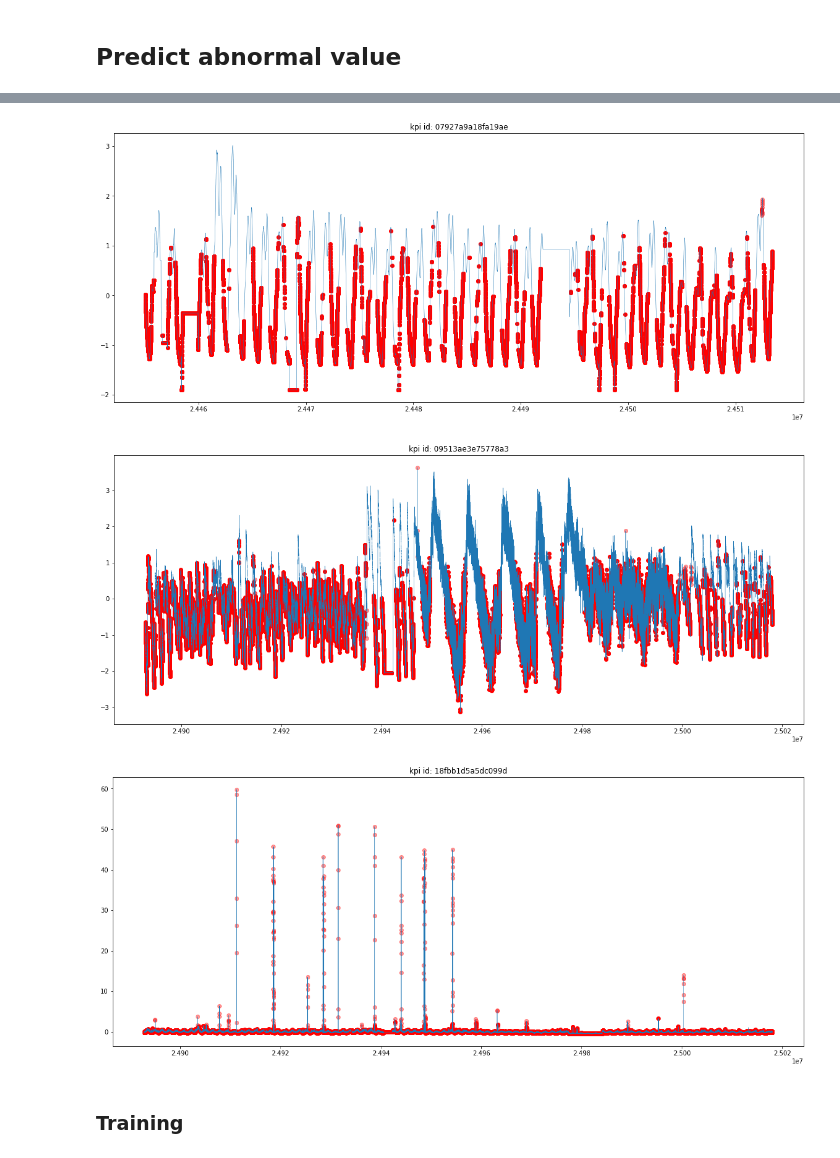
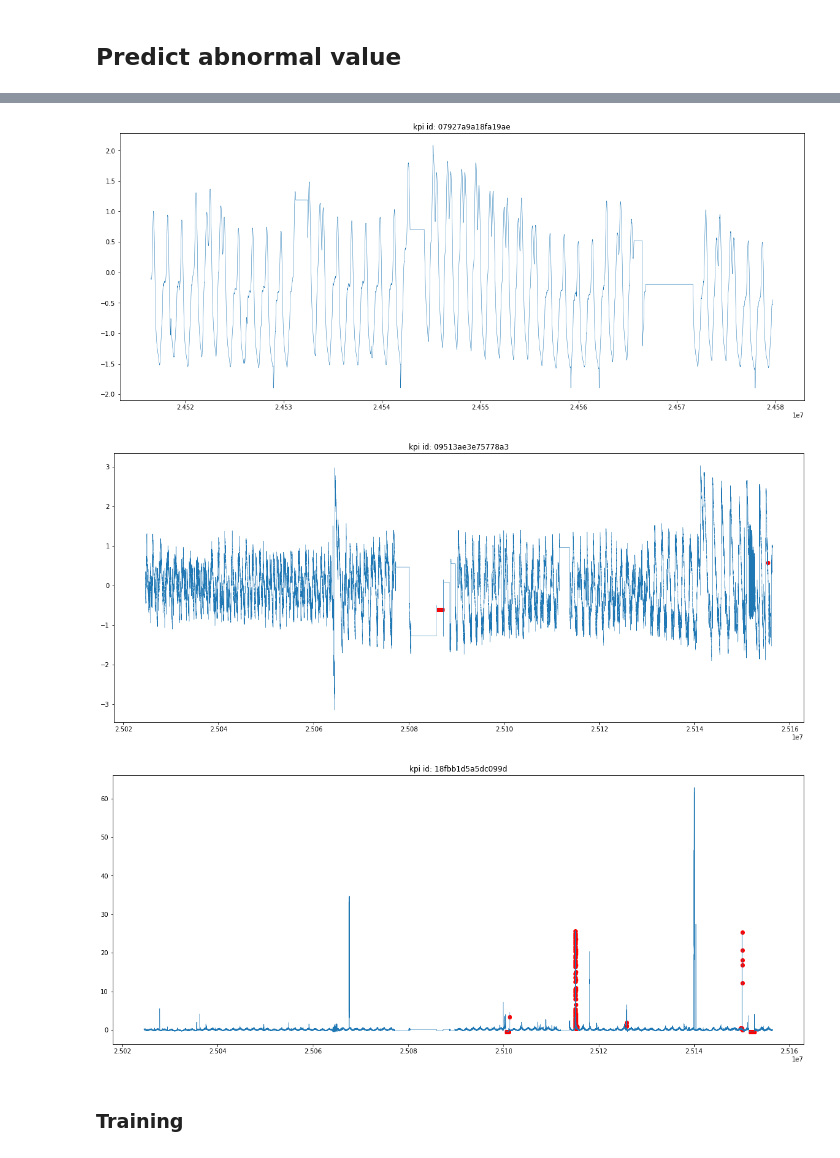
Before and after one commit to Cyprien-Ricque/kpi-anomaly-detection, a Jupyter notebook: notebooks/LitAnomalyTransformer.ipynb, the cells around one changed output, grey strips where cells are left out. Cells and saved outputs as stored; diff of their text form; code cells hidden in the pictures.

```diff
--- a/notebooks/LitAnomalyTransformer.ipynb
+++ b/notebooks/LitAnomalyTransformer.ipynb
@@ -202,14 +170,11 @@ logging.basicConfig(level=WARNING)
 
 THRESHOLD = .5
 
-for kpi_id in dl.train.kpi_id.unique()[:5]:
-    df = dl.train[(dl.train.kpi_id == kpi_id)]
+for kpi_id in dl.test.kpi_id.unique()[:5]:
+    df = dl.test[(dl.test.kpi_id == kpi_id)]
 
-    true_positive = (df.label == 1)
 
     figure = plt.figure(figsize=(20, 8))
-    plt.scatter(df[true_positive].timestamp_1, df[true_positive].value_scaled, c='r', alpha=.4)
-
     plt.plot(df.timestamp_1, df.value_scaled, figure=figure, linewidth=.5, label='true')
     plt.scatter(df[df.label_pred > THRESHOLD].timestamp_1, df[df.label_pred > THRESHOLD].value_scaled, figure=figure, color='r', label='pred')
     plt.title(f'kpi id: {kpi_id}')
@@ -237,3 +202,3 @@ DEBUG:matplotlib.font_manager:findfont: Matching sans\-serif:style=normal:varian
-[figure, old version]
+[figure, new version]
-[figure, old version]
+[figure, new version]
-[figure, old version]
+[figure, new version]
```
Also changed, not shown: parts of 15 cells of this notebook, 1 other file.
